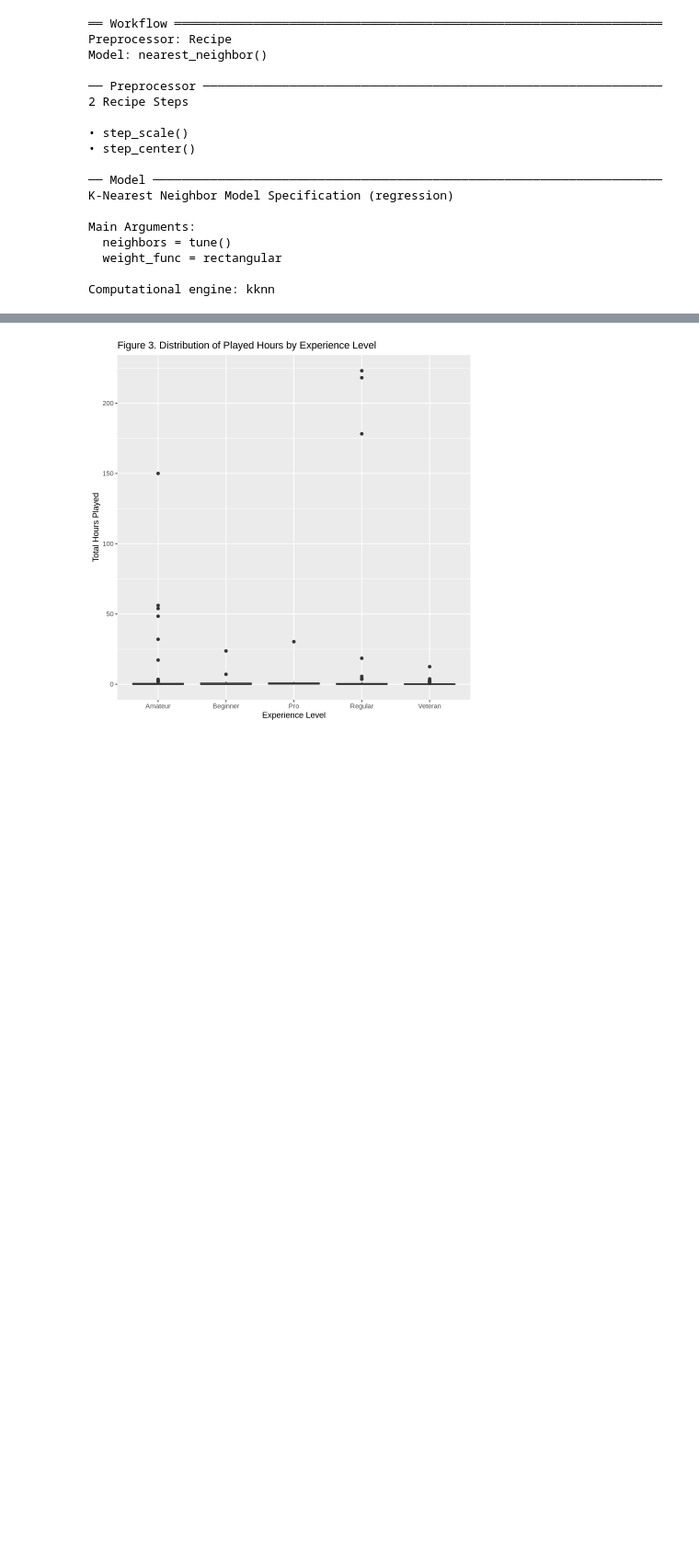
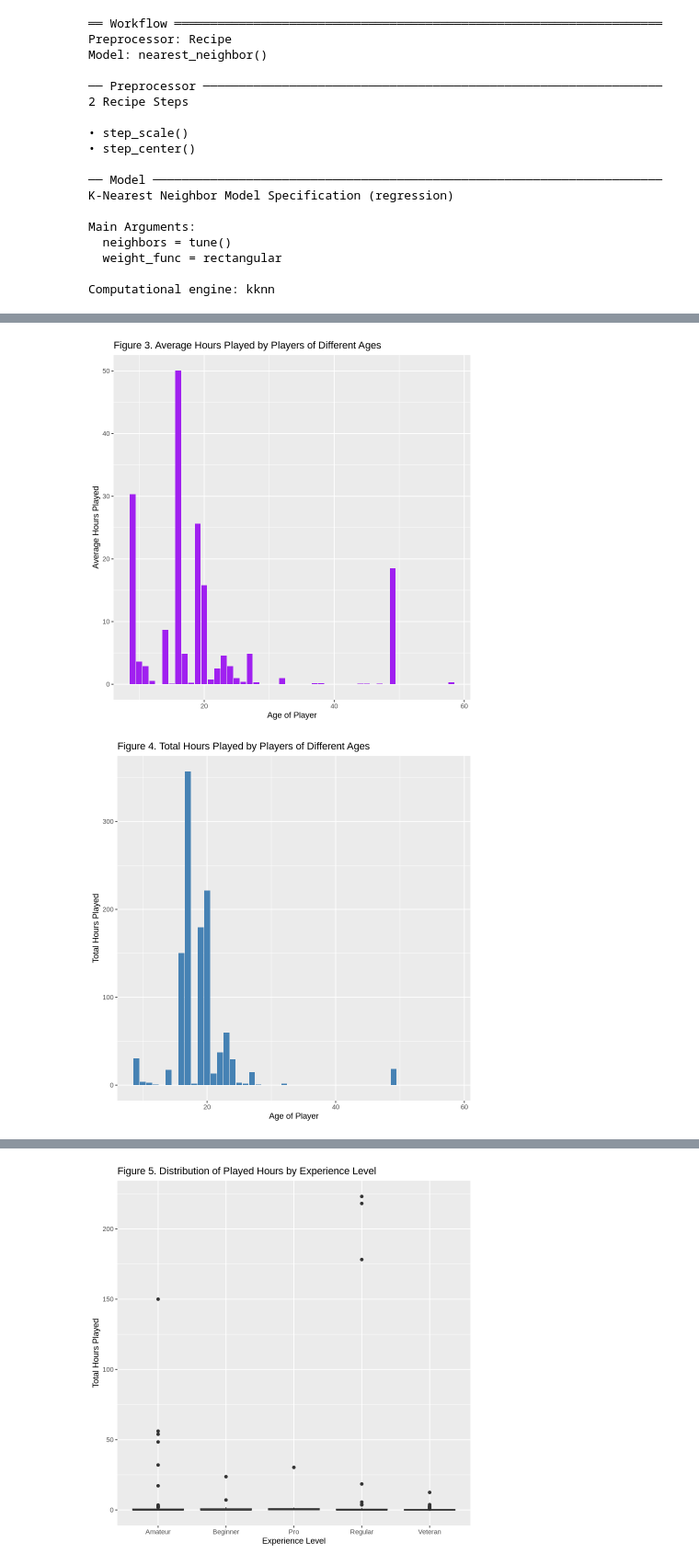
Before and after one commit to vmah1/dsci100-group-project, a Jupyter notebook: project.ipynb, the cells around one changed output, grey strips where cells are left out. Shown at 92% size. Drawn from its saved outputs; the diff is of its cells as text; code cells hidden in the pictures; blank space fills up the shorter version.

```diff
--- a/project.ipynb
+++ b/project.ipynb
@@ -347 +365,25 @@ empty cell
+# %%
+average_hours_vs_age <- players_tidy |>
+ group_by(Age) |>
+ summarize(avg_played_hrs = mean(played_hours, na.rm = TRUE))
+
+avg_hours_age <- average_hours_vs_age |>
+ ggplot(aes(x = Age, y = avg_played_hrs)) +
+ geom_bar(stat = "identity", fill = "purple") +
+ labs(title = "Figure 3. Average Hours Played by Players of Different Ages", x = "Age of Player", y = "Average Hours Played")
+avg_hours_age
+
+
+total_hours_vs_age <- players_tidy |>
+ group_by(Age) |>
+ summarize(total_hours = sum(played_hours, na.rm = TRUE))
+
+total_hours_age <- total_hours_vs_age |>
+ ggplot(aes(x = Age, y = total_hours)) +
+ geom_bar(stat = "identity", fill = "steelblue") +
+ labs(title = "Figure 4. Total Hours Played by Players of Different Ages", x = "Age of Player", y = "Total Hours Played")
+total_hours_age
+# %% [output]
+[figure, added]
+[figure, added]
 # %% [markdown]
```
Also changed, not shown: parts of 15 cells of this notebook.
